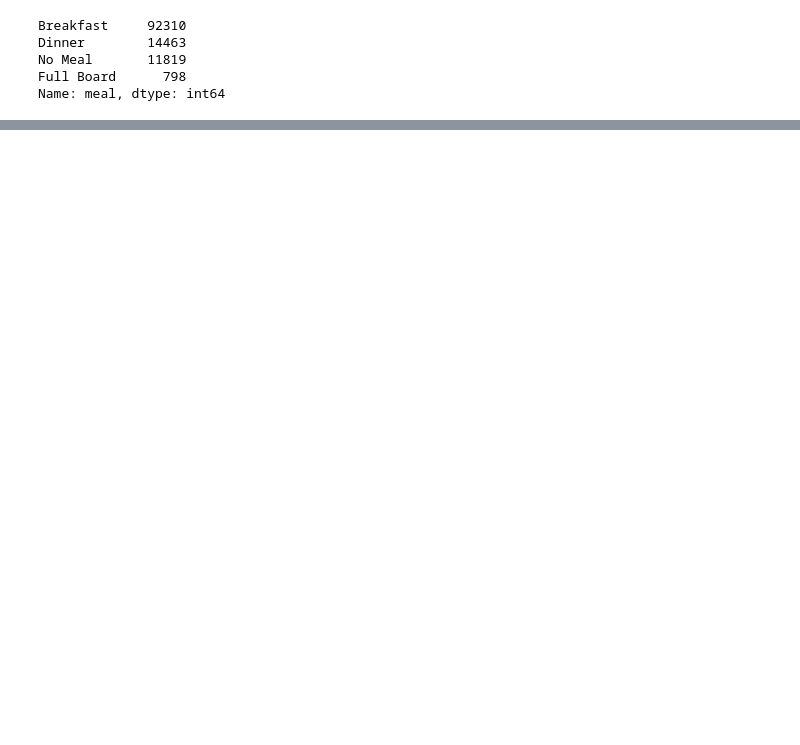
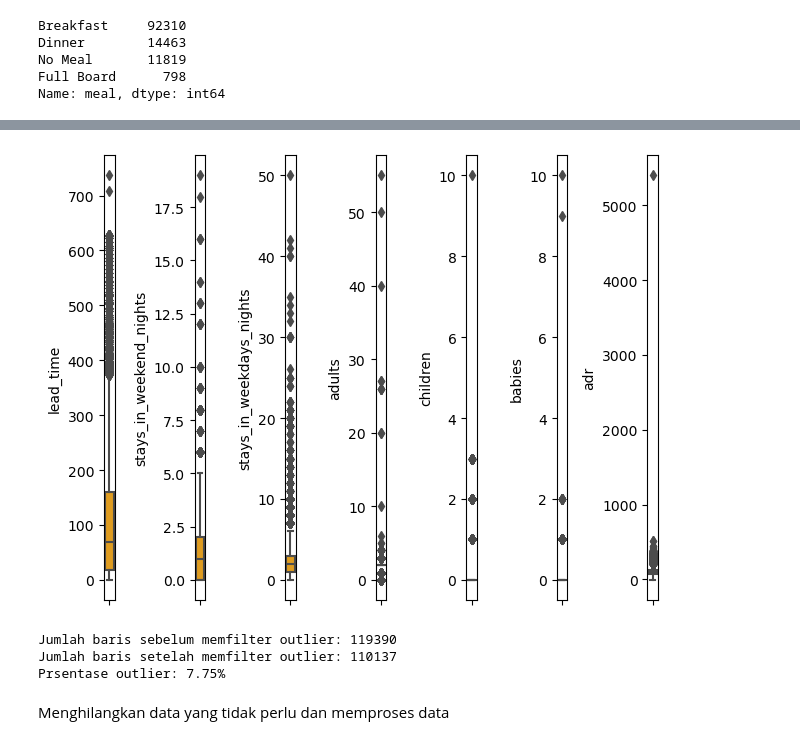
Before and after one commit to Ujeeg/Investigate-Hotel-Business-using-Data-Visualization, a Jupyter notebook: Project 2 Stage 1.ipynb, the cells around one changed output, grey strips where cells are left out. Saved outputs shown, nothing was run; the diff lists cells and outputs as text; code cells hidden in the pictures; blank space fills up the shorter version.

```diff
--- a/Project 2 Stage 1.ipynb
+++ b/Project 2 Stage 1.ipynb
@@ -106 +132,30 @@ Name: meal, dtype: int64
+# %%
+# Creating a boxplot for Outlier detection
+features = ['lead_time','stays_in_weekend_nights','stays_in_weekdays_nights', 'adults','children','babies', 'adr' ]
+for i in range(0, len(features)):
+    plt.subplot(1,len(features), i+1)
+    sb.boxplot(y=df[features[i]], color='orange', orient='v')
+    plt.tight_layout()
+# %% [output]
+[figure, added]
+# %%
+from scipy import stats
+filtered_entries = np.array([True] * len(df))
+
+print(f'Jumlah baris sebelum memfilter outlier: {len(df)}')
+
+for col in features:
+    zscore = abs(stats.zscore(df[col])) # menghitung absolute z-scorenya
+    filtered_entries = (zscore < 3) & filtered_entries # keep yang kurang dari 3 absolute z-scorenya
+
+df_clean = df[filtered_entries]
+print(f'Jumlah baris setelah memfilter outlier: {len(df_clean)}')
+print(f'Prsentase outlier: {round((len(df)-len(df_clean))/len(df)*100, 2)}%')
+# %% [output]
+Jumlah baris sebelum memfilter outlier: 119390
+Jumlah baris setelah memfilter outlier: 110137
+Prsentase outlier: 7.75%
+# %% [markdown]
+
+Menghilangkan data yang tidak perlu dan memproses data
 # %%
```
Also changed, not shown: parts of 41 cells of this notebook.
